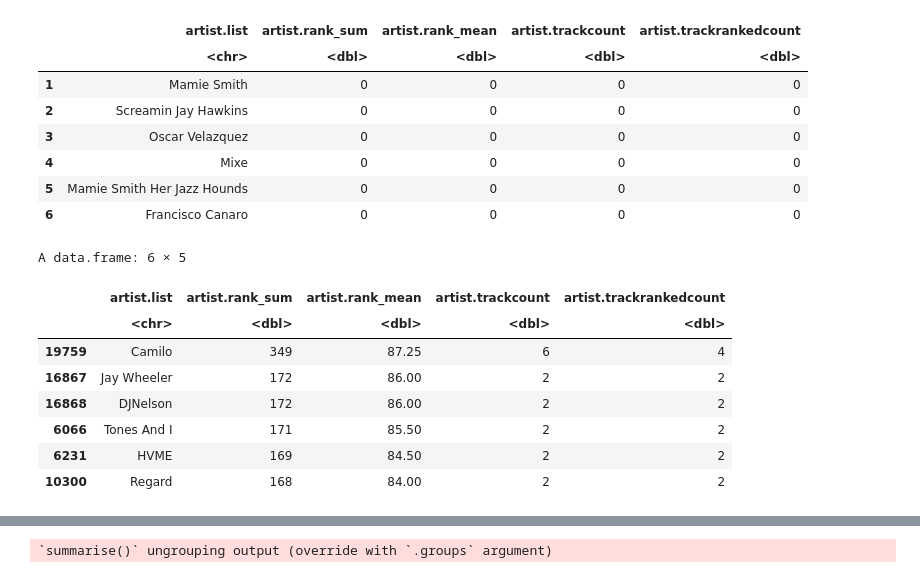
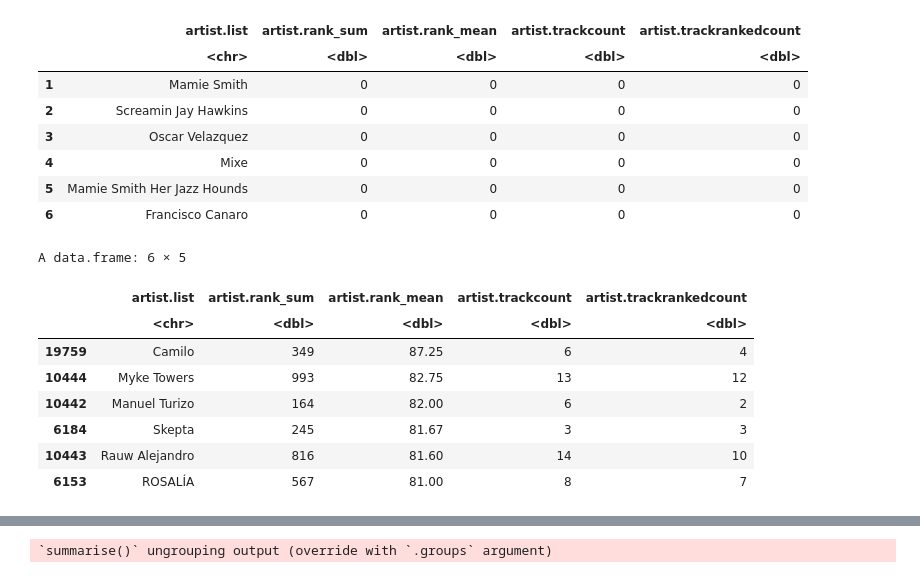
Before and after one commit to OlegRyzhkov2020/SpotifyPopularity, a Jupyter notebook: r_code/target_selection.ipynb, the cells around one changed output, grey strips where cells are left out. Saved outputs shown, nothing was run; the diff lists cells and outputs as text; code cells hidden in the pictures.

```diff
--- a/r_code/target_selection.ipynb
+++ b/r_code/target_selection.ipynb
@@ -481,14 +481,14 @@ for(i in 1:nrow) {
 # %%
 artist.df$artist.rank_mean = round(artist.df$artist.rank_sum/artist.df$artist.trackrankedcount,2)
 artist.df <- artist.df[order(-artist.df$artist.rank_mean),]
-head(artist.df[artist.df$artist.trackcount>1,])
+head(artist.df[artist.df$artist.trackcount>2,])
 # %% [output]
 A data.frame: 6 × 5
 |  | artist.list | artist.rank_sum | artist.rank_mean | artist.trackcount | artist.trackrankedcount |
 |  | <chr> | <dbl> | <dbl> | <dbl> | <dbl> |
 | 19759 | Camilo | 349 | 87.25 | 6 | 4 |
-| 16867 | Jay Wheeler | 172 | 86.00 | 2 | 2 |
-| 16868 | DJNelson | 172 | 86.00 | 2 | 2 |
-| 6066 | Tones And I | 171 | 85.50 | 2 | 2 |
-| 6231 | HVME | 169 | 84.50 | 2 | 2 |
-| 10300 | Regard | 168 | 84.00 | 2 | 2 |
+| 10444 | Myke Towers | 993 | 82.75 | 13 | 12 |
+| 10442 | Manuel Turizo | 164 | 82.00 | 6 | 2 |
+| 6184 | Skepta | 245 | 81.67 | 3 | 3 |
+| 10443 | Rauw Alejandro | 816 | 81.60 | 14 | 10 |
+| 6153 | ROSALÍA | 567 | 81.00 | 8 | 7 |
```
Also changed, not shown: parts of 1 cell of this notebook, 1 other file.
